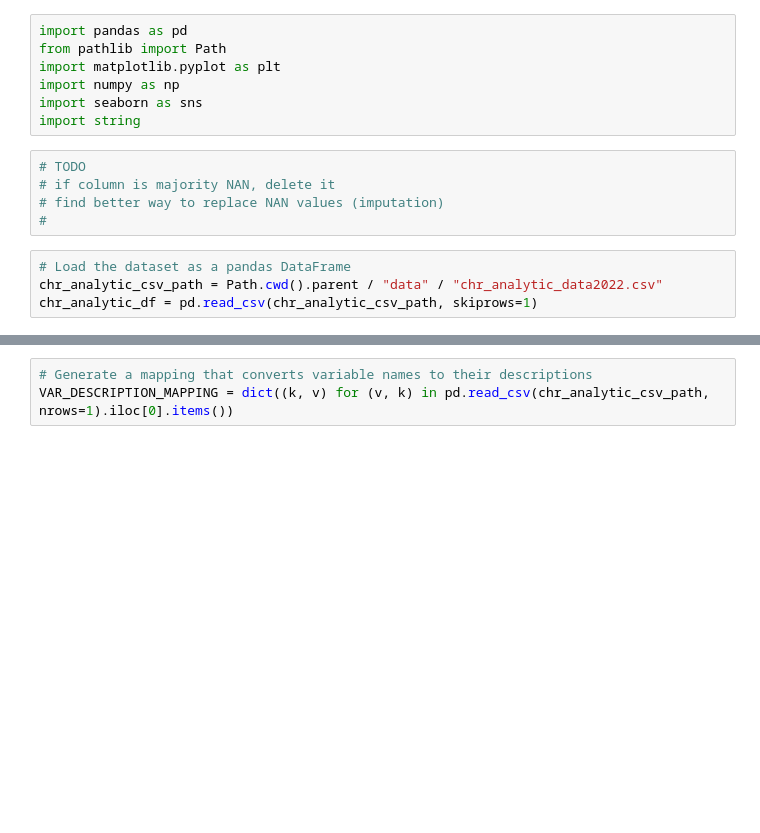
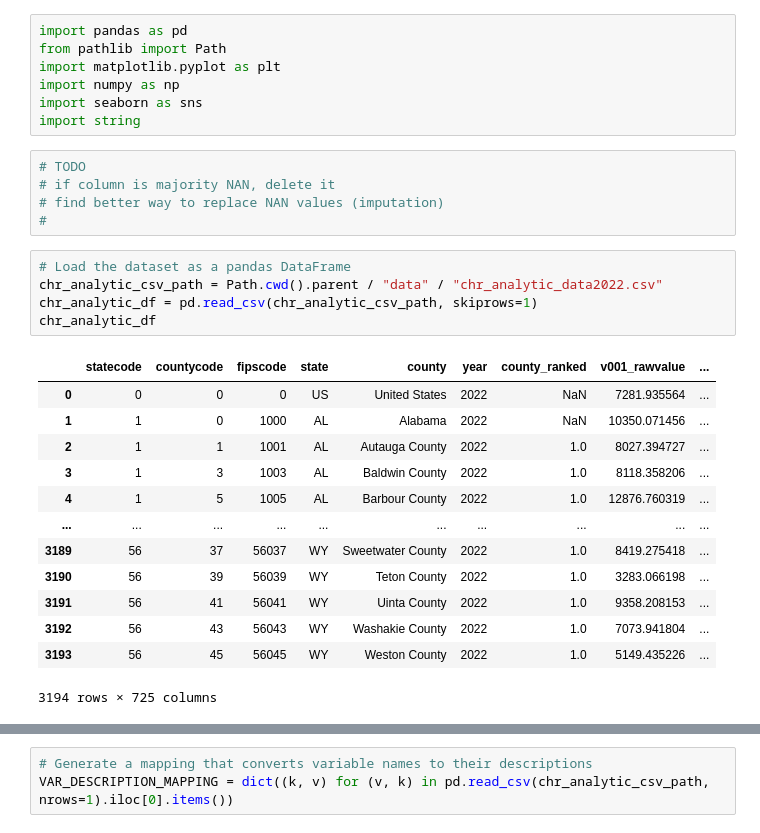
Before and after one commit to sashankv/DSCComp, a Jupyter notebook: code/correlation.ipynb, the cells around one changed output, grey strips where cells are left out. Drawn from its saved outputs; the diff is of its cells as text; blank space fills up the shorter version.

```diff
--- a/code/correlation.ipynb
+++ b/code/correlation.ipynb
@@ -13,4 +13,19 @@ import string
 # %%
 # Load the dataset as a pandas DataFrame
 chr_analytic_csv_path = Path.cwd().parent / "data" / "chr_analytic_data2022.csv"
 chr_analytic_df = pd.read_csv(chr_analytic_csv_path, skiprows=1)
+chr_analytic_df
+# %% [output]
+|  | statecode | countycode | fipscode | state | county | year | county_ranked | v001_rawvalue | ... |
+| 0 | 0 | 0 | 0 | US | United States | 2022 | NaN | 7281.935564 | ... |
+| 1 | 1 | 0 | 1000 | AL | Alabama | 2022 | NaN | 10350.071456 | ... |
+| 2 | 1 | 1 | 1001 | AL | Autauga County | 2022 | 1.0 | 8027.394727 | ... |
+| 3 | 1 | 3 | 1003 | AL | Baldwin County | 2022 | 1.0 | 8118.358206 | ... |
+| 4 | 1 | 5 | 1005 | AL | Barbour County | 2022 | 1.0 | 12876.760319 | ... |
+| ... | ... | ... | ... | ... | ... | ... | ... | ... | ... |
+| 3189 | 56 | 37 | 56037 | WY | Sweetwater County | 2022 | 1.0 | 8419.275418 | ... |
+| 3190 | 56 | 39 | 56039 | WY | Teton County | 2022 | 1.0 | 3283.066198 | ... |
+| 3191 | 56 | 41 | 56041 | WY | Uinta County | 2022 | 1.0 | 9358.208153 | ... |
+| 3192 | 56 | 43 | 56043 | WY | Washakie County | 2022 | 1.0 | 7073.941804 | ... |
+| 3193 | 56 | 45 | 56045 | WY | Weston County | 2022 | 1.0 | 5149.435226 | ... |
+3194 rows × 725 columns
```
Also changed, not shown: parts of 4 cells of this notebook.
